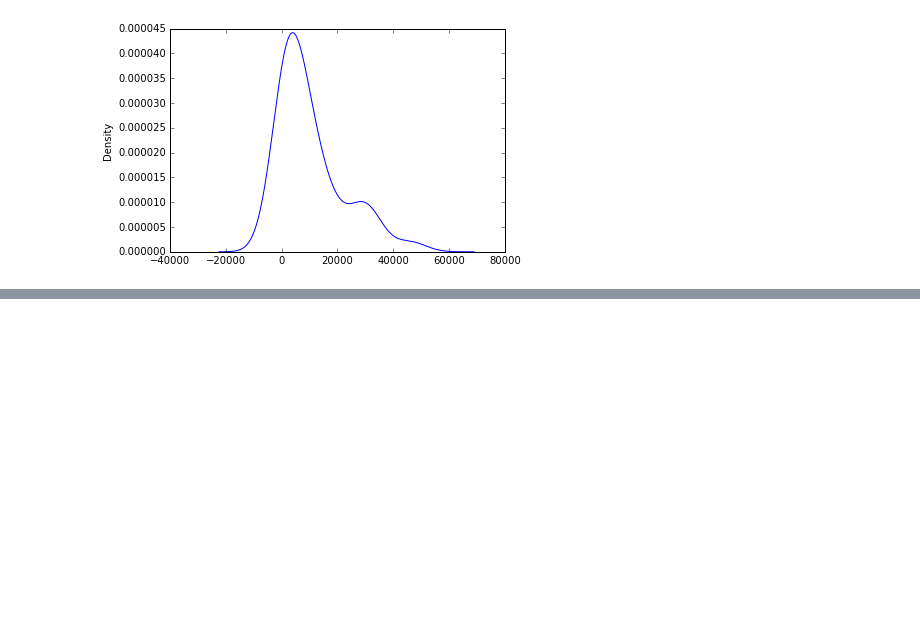
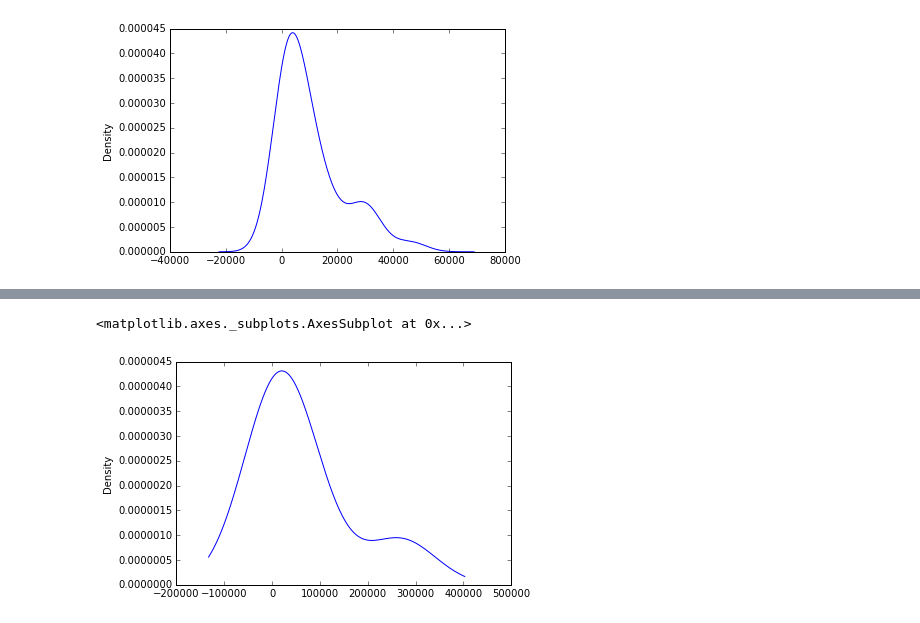
Before and after one commit to tkutsenko/Pricify, a Jupyter notebook: report/Journal.ipynb, the cells around one changed output, grey strips where cells are left out. Drawn from its saved outputs; the diff is of its cells as text; code cells hidden in the pictures; blank space fills up the shorter version.

Commit message:
Condition column

```diff
--- a/report/Journal.ipynb
+++ b/report/Journal.ipynb
@@ -159,0 +165,2 @@ cat_counts.plot(kind='density')
+# %%
+condition_counts = cdf['condition'].value_counts()
@@ -159,0 +177,5 @@ cat_counts.plot(kind='density')
+# %%
+condition_counts.plot(kind='density')
+# %% [output]
+<matplotlib.axes._subplots.AxesSubplot at 0x...>
+[figure, added]
```
Also changed, not shown: parts of 3 cells of this notebook.
